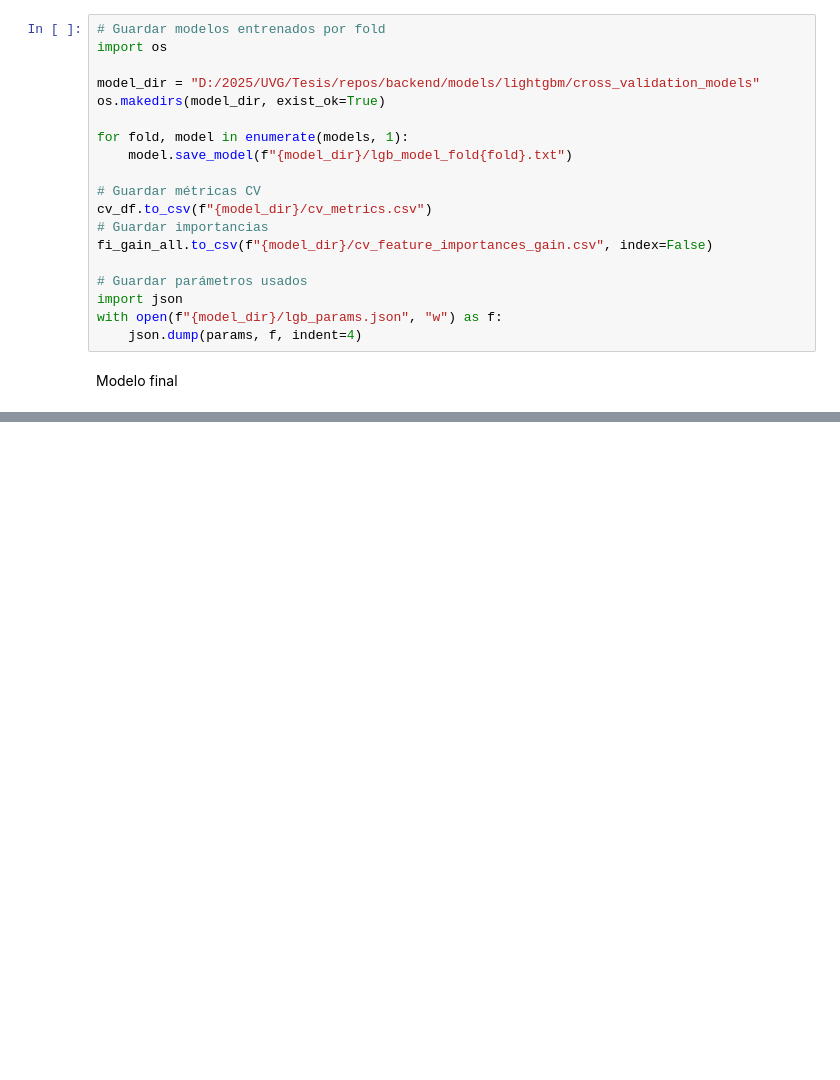
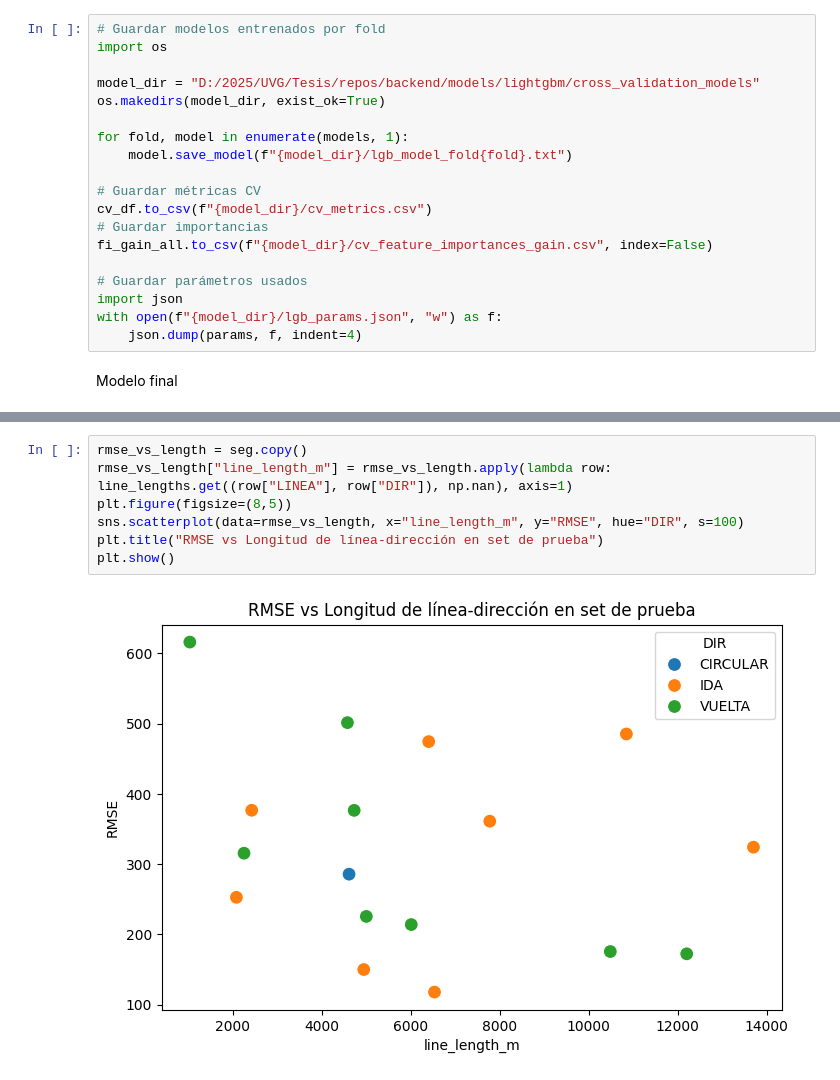
Before and after one commit to pabloozamora/transmetro-predictor-backend, a Jupyter notebook: models/lightgbm_training.ipynb, the cells around one changed output, grey strips where cells are left out. Drawn from its saved outputs; the diff is of its cells as text; blank space fills up the shorter version.

```diff
--- a/models/lightgbm_training.ipynb
+++ b/models/lightgbm_training.ipynb
@@ -518,0 +541,9 @@ seg.to_csv(f"{final_dir}/test_segment_metrics.csv", index=False)
+# %%
+rmse_vs_length = seg.copy()
+rmse_vs_length["line_length_m"] = rmse_vs_length.apply(lambda row: line_lengths.get((row["LINEA"], row["DIR"]), np.nan), axis=1)
+plt.figure(figsize=(8,5))
+sns.scatterplot(data=rmse_vs_length, x="line_length_m", y="RMSE", hue="DIR", s=100)
+plt.title("RMSE vs Longitud de línea-dirección en set de prueba")
+plt.show()
+# %% [output]
+[figure, added]
```
Also changed, not shown: parts of 24 cells of this notebook, 33 other files.
